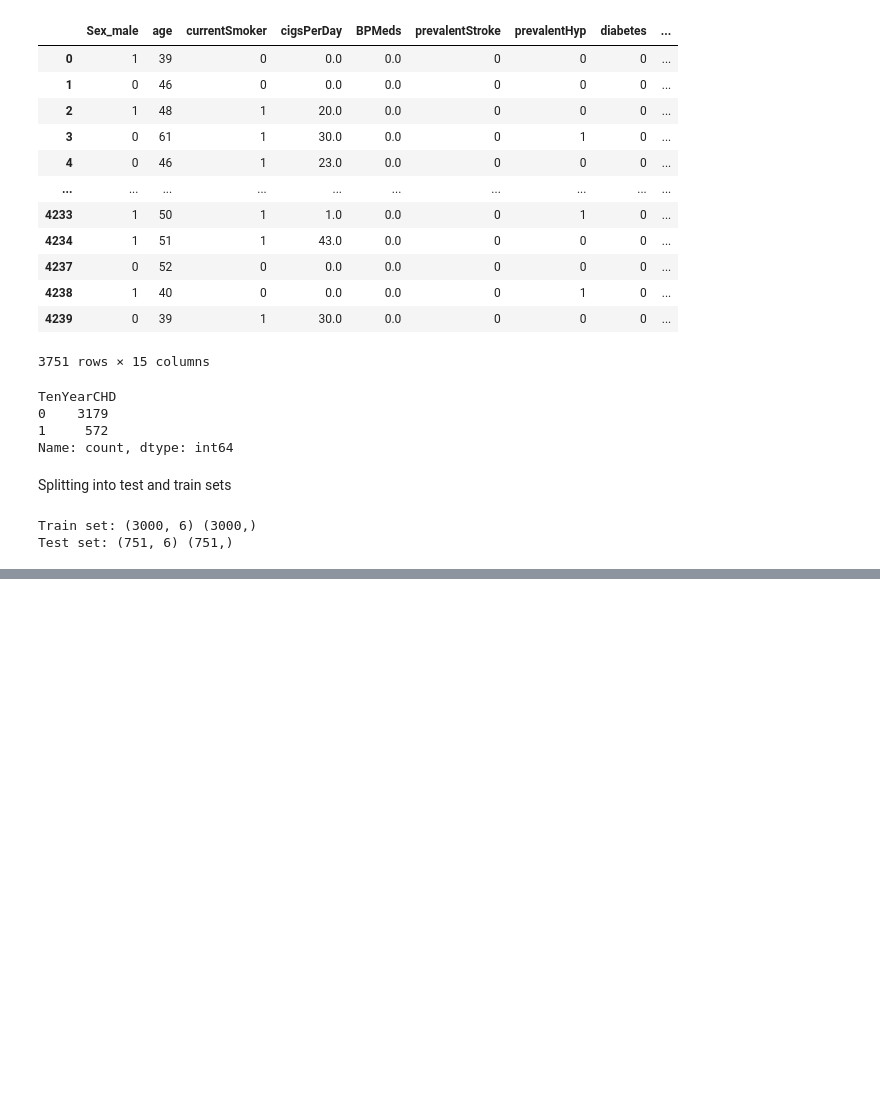
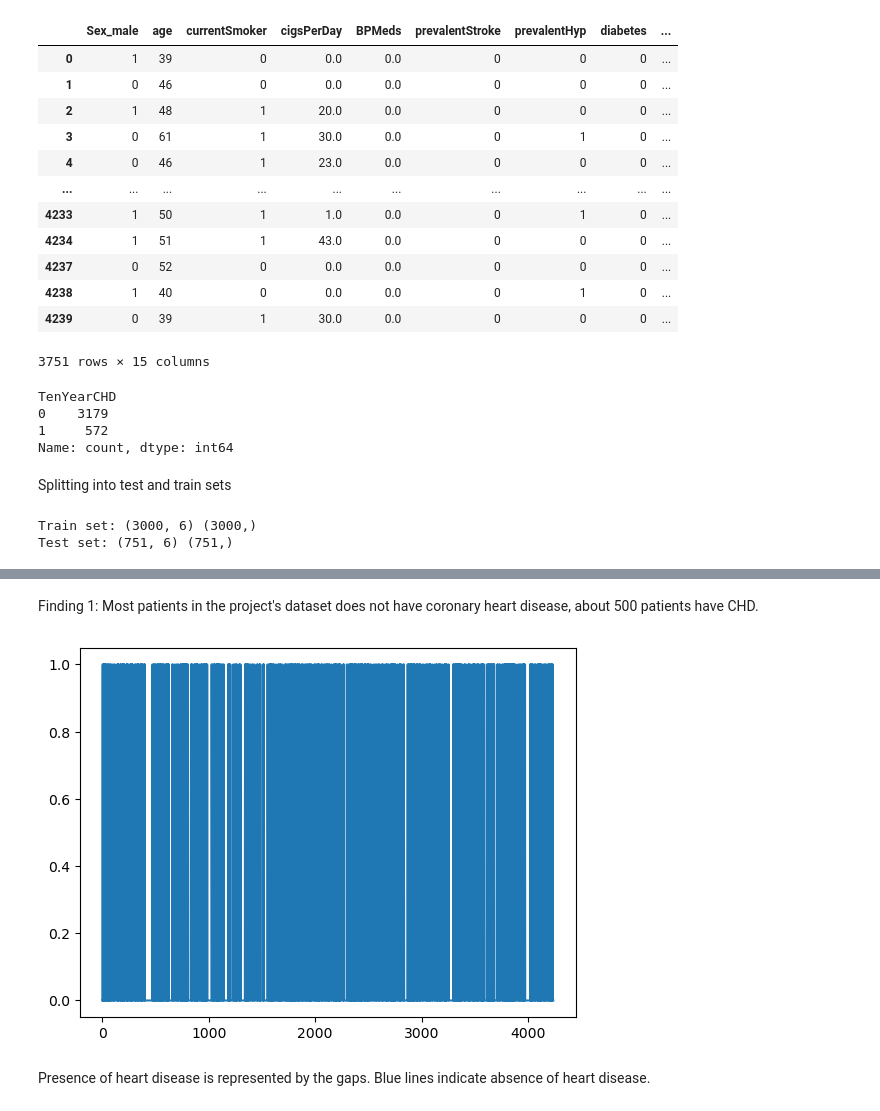
Before and after one commit to nicolynk03/heart_disease, a Jupyter notebook: prediction.ipynb, the cells around one changed output, grey strips where cells are left out. Saved outputs shown, nothing was run; the diff lists cells and outputs as text; code cells hidden in the pictures; blank space fills up the shorter version.

```diff
--- a/prediction.ipynb
+++ b/prediction.ipynb
@@ -54,0 +65,11 @@ Test set: (751, 6) (751,)
+# %% [markdown]
+Finding 1: Most patients in the project's dataset does not have coronary heart disease, about 500 patients have CHD.
+# %%
+# number of patients affected by CHD (0: unaffected, 1: affected)
+chd_presence = data['TenYearCHD'].plot()
+plt.show(chd_presence)
+# %% [output]
+[figure, added]
+# %% [markdown]
+Presence of heart disease is represented by the gaps.
+Blue lines indicate absence of heart disease.
```
Also changed, not shown: parts of 2 cells of this notebook.
